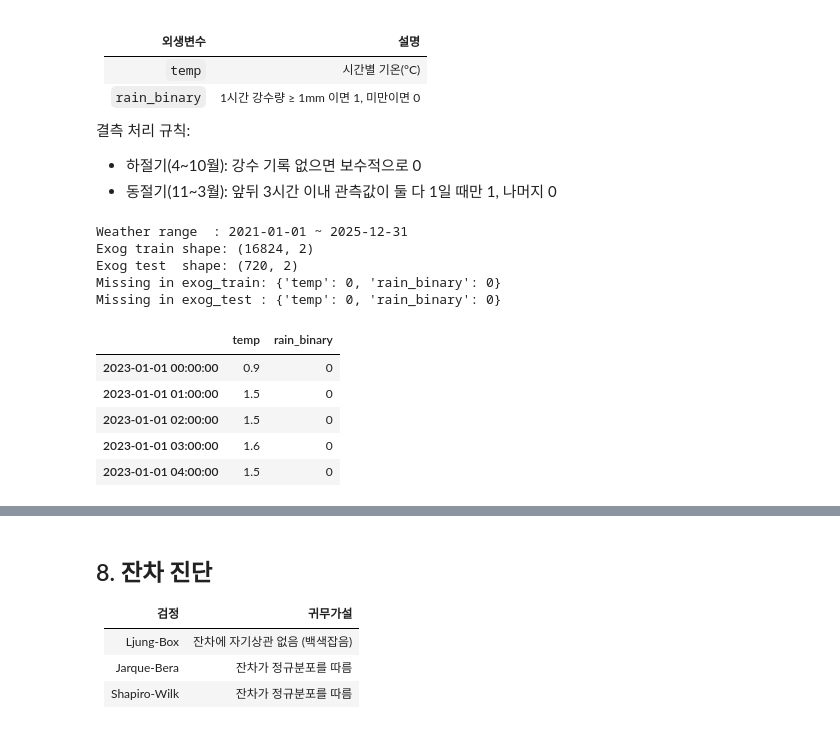
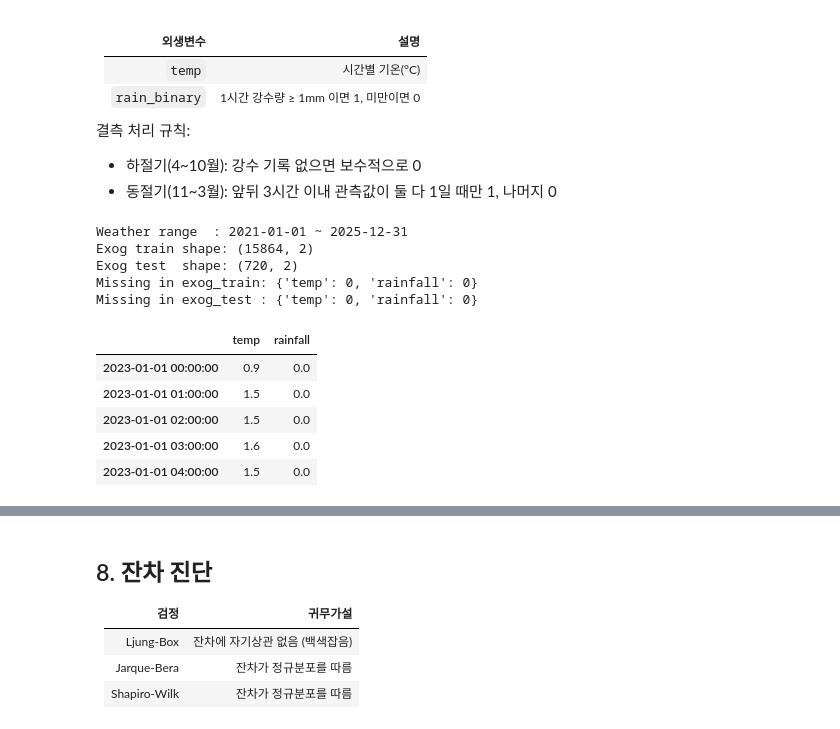
Before and after one commit to ezypuz/2026-Spring-TimeSeries-Group2, a Jupyter notebook: 99_bicycle-demand-forecase/notebooks/04_sarima_available_forecast.ipynb, the cells around one changed output, grey strips where cells are left out. Drawn from its saved outputs; the diff is of its cells as text; code cells hidden in the pictures.

```diff
--- a/99_bicycle-demand-forecase/notebooks/04_sarima_available_forecast.ipynb
+++ b/99_bicycle-demand-forecase/notebooks/04_sarima_available_forecast.ipynb
@@ -113,9 +113,12 @@ plt.show()
 [figure]
 # %%
 test_hours = TEST_DAYS * 24
-train = series.iloc[:-test_hours]
-test  = series.iloc[-test_hours:]
+
+# 결측값은 모델 적합에서 제외 (dropna)
+train = series.iloc[:-test_hours].dropna()
+test  = series.iloc[-test_hours:].dropna()
 
 print(f"Train: {train.index[0]} ~ {train.index[-1]} ({len(train):,}시간)")
 print(f"Test : {test.index[0]} ~ {test.index[-1]} ({len(test):,}시간)")
+print(f"결측(train): {train.isna().sum()} | 결측(test): {test.isna().sum()}")
 # %% [output]
@@ -226,33 +230,33 @@ Warnings:
 # %%
 import sys
 sys.path.insert(0, str(Path("..").resolve()))
-from src.utils import load_rainfall_binary
+from src.utils import load_weather_full
 
-# 기온 + 강수 이진변수 로드 (1mm 기준)
-weather_df = load_rainfall_binary(DATA_DIR, threshold=1.0)
+# 기온 + 강수량 로드
+weather_df = load_weather_full(DATA_DIR)
 
 # train/test 인덱스에 맞게 정렬
-exog_train = weather_df.reindex(train.index)[['temp', 'rain_binary']]
-exog_test  = weather_df.reindex(test.index)[['temp', 'rain_binary']]
+exog_train = weather_df.reindex(train.index)[['temp', 'rainfall']]
+exog_test  = weather_df.reindex(test.index)[['temp', 'rainfall']]
 
 print(f'Weather range  : {weather_df.index.min().date()} ~ {weather_df.index.max().date()}')
 print(f'Exog train shape: {exog_train.shape}')
 print(f'Exog test  shape: {exog_test.shape}')
 print(f'Missing in exog_train: {exog_train.isna().sum().to_dict()}')
 print(f'Missing in exog_test : {exog_test.isna().sum().to_dict()}')
 exog_train.head()
 # %% [output]
 Weather range  : 2021-01-01 ~ 2025-12-31
-Exog train shape: (16824, 2)
+Exog train shape: (15864, 2)
 Exog test  shape: (720, 2)
-Missing in exog_train: {'temp': 0, 'rain_binary': 0}
-Missing in exog_test : {'temp': 0, 'rain_binary': 0}
+Missing in exog_train: {'temp': 0, 'rainfall': 0}
+Missing in exog_test : {'temp': 0, 'rainfall': 0}
-|  | temp | rain_binary |
-| 2023-01-01 00:00:00 | 0.9 | 0 |
-| 2023-01-01 01:00:00 | 1.5 | 0 |
-| 2023-01-01 02:00:00 | 1.5 | 0 |
-| 2023-01-01 03:00:00 | 1.6 | 0 |
-| 2023-01-01 04:00:00 | 1.5 | 0 |
+|  | temp | rainfall |
+| 2023-01-01 00:00:00 | 0.9 | 0.0 |
+| 2023-01-01 01:00:00 | 1.5 | 0.0 |
+| 2023-01-01 02:00:00 | 1.5 | 0.0 |
+| 2023-01-01 03:00:00 | 1.6 | 0.0 |
+| 2023-01-01 04:00:00 | 1.5 | 0.0 |
 # %%
 # ARIMAX — 기온 + 강수여부 외생변수
 arimax_model = SARIMAX(
```
Also changed, not shown: parts of 11 cells of this notebook, 5 other files.
